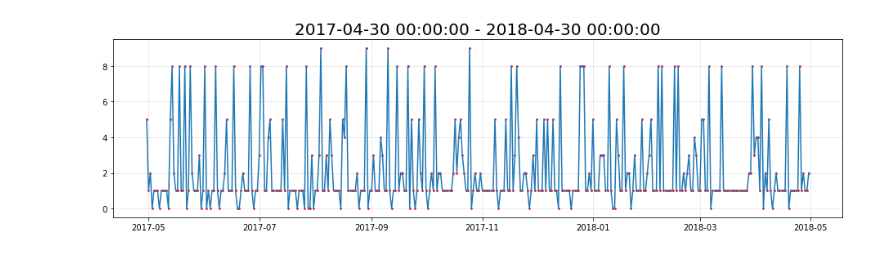
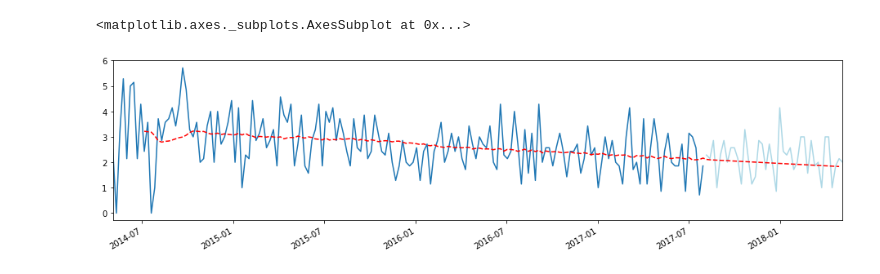
Before and after one commit to panzershracker/AI-basics, a Jupyter notebook: AI les06-2.ipynb, the cells around one changed output. Saved outputs shown, nothing was run; the diff lists cells and outputs as text; code cells hidden in the pictures.

```diff
--- a/AI les06-2.ipynb
+++ b/AI les06-2.ipynb
@@ -57,8 +104,10 @@ plt.show()
-# %%
-plt.plot(df.date[1095:], df.val[1095:], linewidth=1.5)
-plt.scatter(df.date[1095:], df.val[1095:], c='r', s=3)
-plt.grid(alpha=0.3)
-plt.title(f'{df.date[1095]} - {df.date[1460]}', size = 20)
-plt.show()
-# %% [output]
-[figure, removed]
+# %%
+pred = model.predict('2014-07-06', '2018-04-29', typ='levels')
+# %%
+plt.plot(df)
+plt.plot(test, c='lightblue')
+
+pred.plot(c='r', style='--')
+# %% [output]
+<matplotlib.axes._subplots.AxesSubplot at 0x...>
+[figure, added]
```
Also changed, not shown: parts of 26 cells of this notebook.
